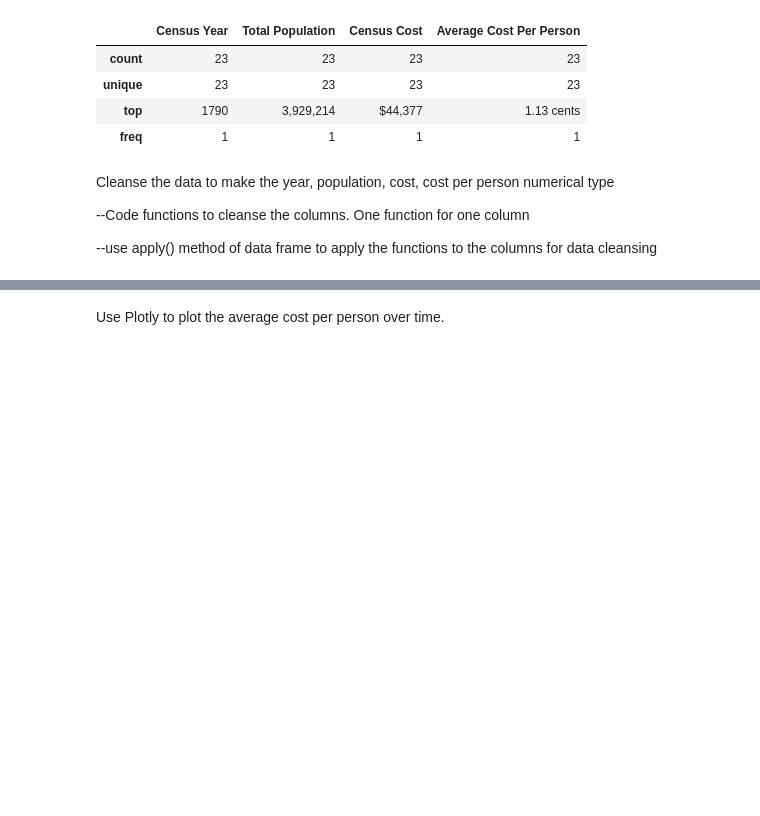
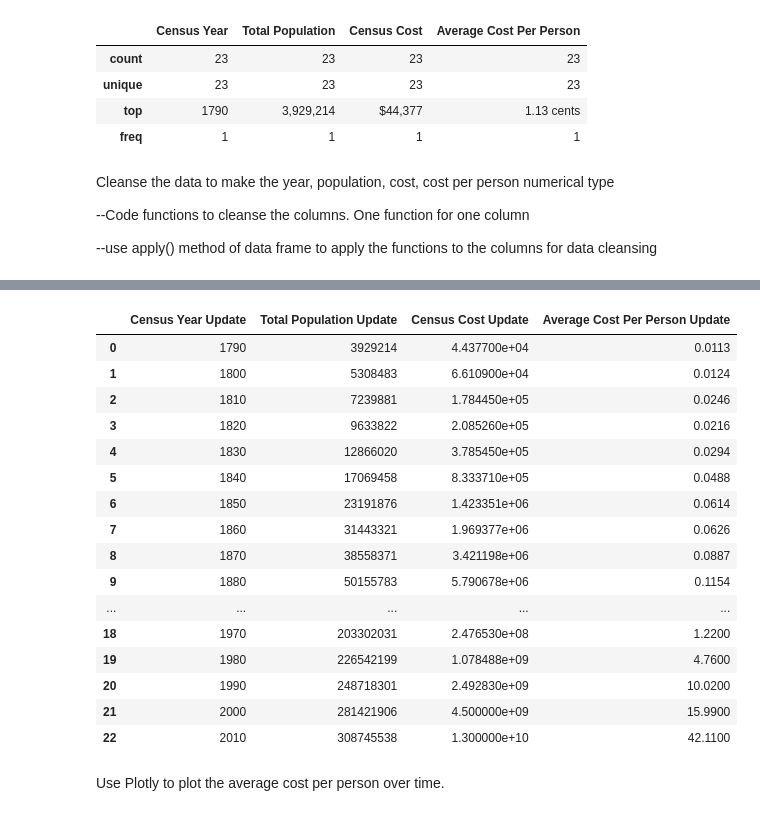
Before and after one commit to lyadav44/data690_fall22, a Jupyter notebook: Assignment_8/Laxmi_StatsnViz_Assignment8.ipynb, the cells around one changed output, grey strips where cells are left out. Cells and saved outputs as stored; diff of their text form; code cells hidden in the pictures; blank space fills up the shorter version.

```diff
--- a/Assignment_8/Laxmi_StatsnViz_Assignment8.ipynb
+++ b/Assignment_8/Laxmi_StatsnViz_Assignment8.ipynb
@@ -186,3 +172,23 @@ df.head(23)
+# %%
+df
+# %% [output]
+|  | Census Year Update | Total Population Update | Census Cost Update | Average Cost Per Person Update |
+| 0 | 1790 | 3929214 | 4.437700e+04 | 0.0113 |
+| 1 | 1800 | 5308483 | 6.610900e+04 | 0.0124 |
+| 2 | 1810 | 7239881 | 1.784450e+05 | 0.0246 |
+| 3 | 1820 | 9633822 | 2.085260e+05 | 0.0216 |
+| 4 | 1830 | 12866020 | 3.785450e+05 | 0.0294 |
+| 5 | 1840 | 17069458 | 8.333710e+05 | 0.0488 |
+| 6 | 1850 | 23191876 | 1.423351e+06 | 0.0614 |
+| 7 | 1860 | 31443321 | 1.969377e+06 | 0.0626 |
+| 8 | 1870 | 38558371 | 3.421198e+06 | 0.0887 |
+| 9 | 1880 | 50155783 | 5.790678e+06 | 0.1154 |
+| ... | ... | ... | ... | ... |
+| 18 | 1970 | 203302031 | 2.476530e+08 | 1.2200 |
+| 19 | 1980 | 226542199 | 1.078488e+09 | 4.7600 |
+| 20 | 1990 | 248718301 | 2.492830e+09 | 10.0200 |
+| 21 | 2000 | 281421906 | 4.500000e+09 | 15.9900 |
+| 22 | 2010 | 308745538 | 1.300000e+10 | 42.1100 |
 # %% [markdown]
 Use Plotly to plot the average cost per person over time.
 # %%
```
Also changed, not shown: parts of 12 cells of this notebook.
